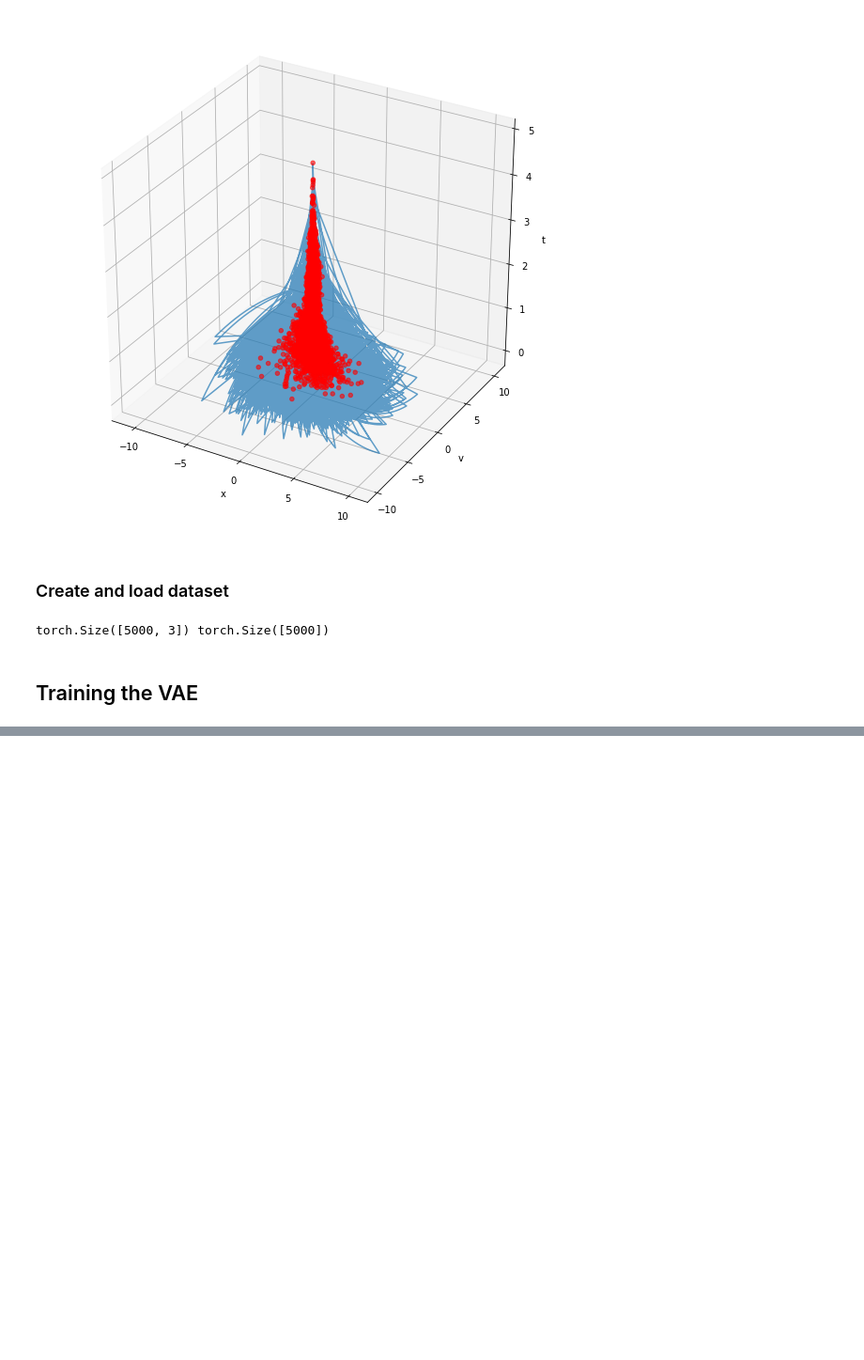
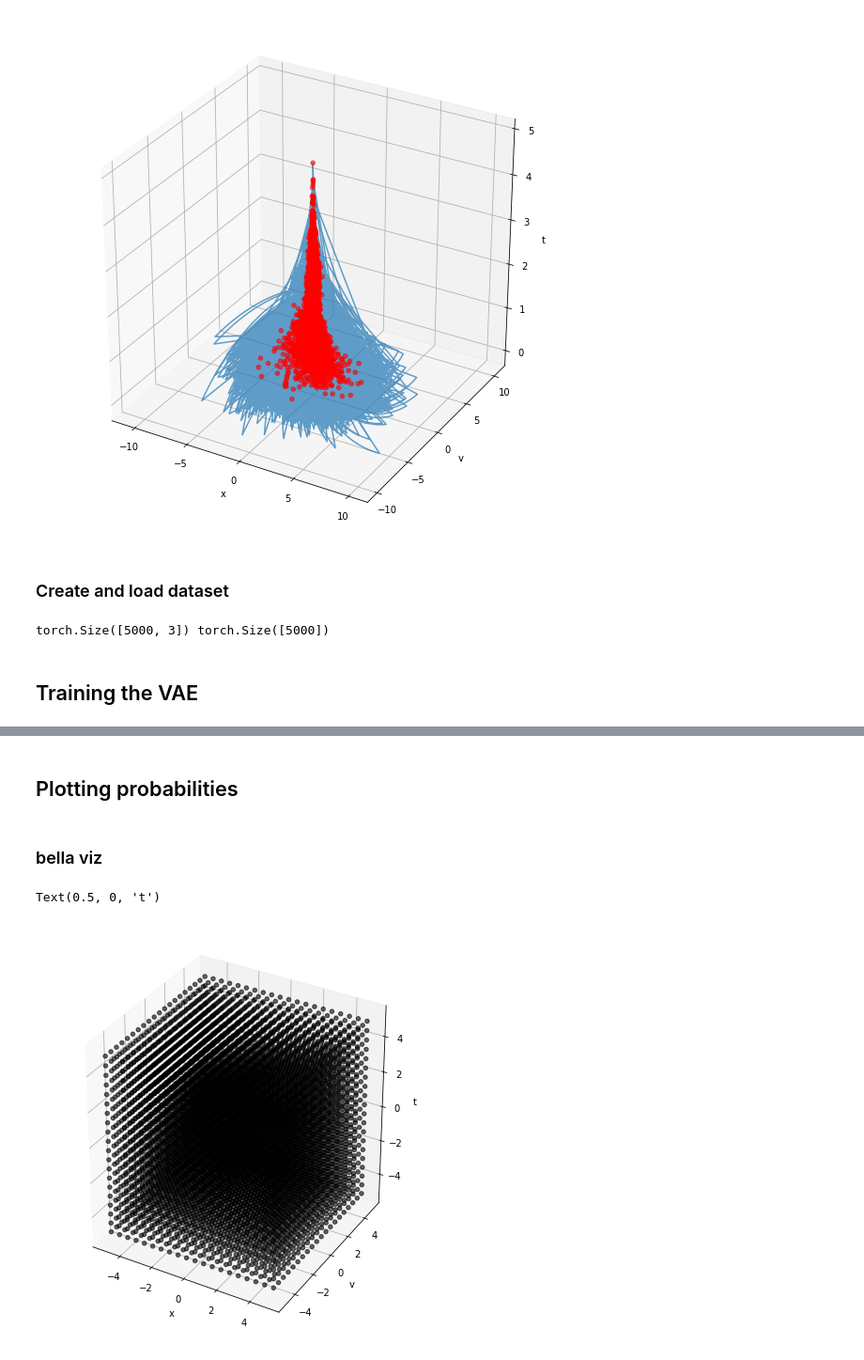
Before and after one commit to massastrello/PDMP-ID, a Jupyter notebook: pyPDMP/notebooks/VAE-PDMP.ipynb, the cells around one changed output, grey strips where cells are left out. Shown at 94% size. Saved outputs shown, nothing was run; the diff lists cells and outputs as text; code cells hidden in the pictures; blank space fills up the shorter version.

```diff
--- a/pyPDMP/notebooks/VAE-PDMP.ipynb
+++ b/pyPDMP/notebooks/VAE-PDMP.ipynb
@@ -247,0 +249,25 @@ Text(0.5, 0, 't')
+# %% [markdown]
+## Plotting probabilities
+# %%
+x, y, z = np.linspace(-5, 5, 20), np.linspace(-5, 5, 20), np.linspace(-5, 5, 20)
+xv, yv, zv = np.meshgrid(x, y, z, indexing='ij')
+xv, yv, zv = torch.Tensor(xv), torch.Tensor(yv), torch.Tensor(zv)
+# %%
+pts = list()
+for i in range(20):
+    for j in range(20):
+        for k in range(20):
+            pts.append(torch.stack((xv[i, j, k], yv[i, j ,k], zv[i, j, k]), 0))
+pts = torch.stack(pts, 0)
+# %% [markdown]
+### bella viz
+# %%
+fig = plt.figure(figsize = (16,8))
+ax1 = fig.add_subplot(121,projection='3d')
+ax1.scatter(xs = pts[:,0], ys = pts[:,1],zs = pts[:,2],alpha = .6,color = 'black')
+ax1.set_xlabel('x')
+ax1.set_ylabel('v')
+ax1.set_zlabel('t')
+# %% [output]
+Text(0.5, 0, 't')
+[figure, added]
```
Also changed, not shown: parts of 13 cells of this notebook, 1 other file.
